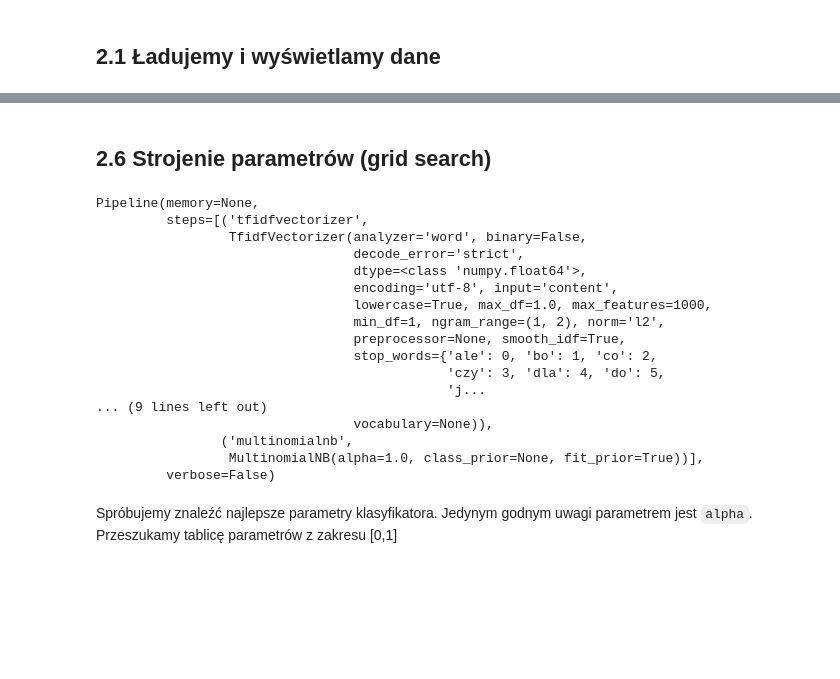
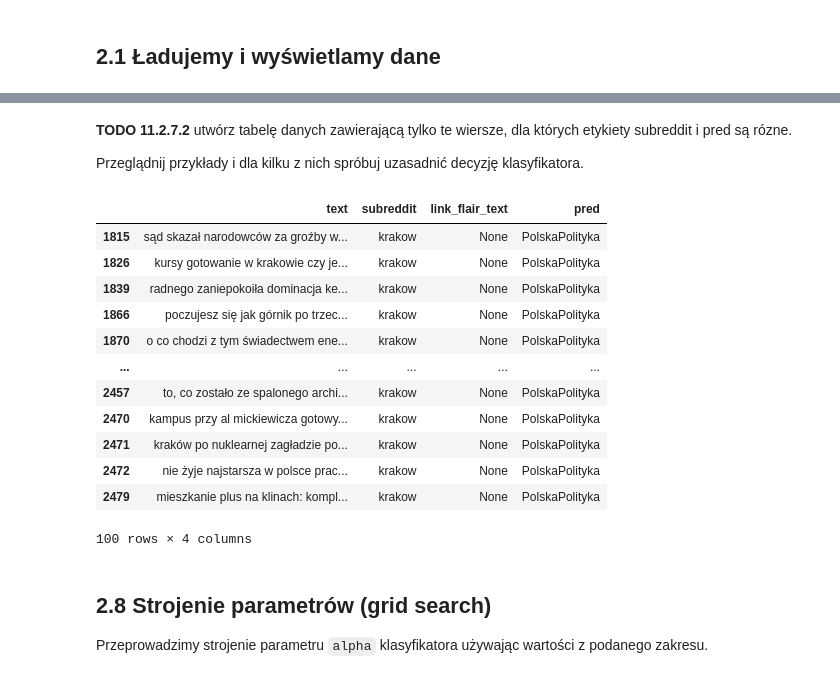
Before and after one commit to pszwed-ai/lab-eksploracja-danych, a Jupyter notebook: NLP_reddit.ipynb, the cells around one changed output, grey strips where cells are left out. Cells and saved outputs as stored; diff of their text form; code cells hidden in the pictures; blank space fills up the shorter version.

````diff
--- a/NLP_reddit.ipynb
+++ b/NLP_reddit.ipynb
@@ -738,31 +819,28 @@ acc=0.375274350095108 prec=0.30909262215128136 recall=0.1885481002510294 f1=0.15
+# %% [markdown]
+**TODO 11.2.7.2** utwórz tabelę danych zawierającą tylko te wiersze, dla których etykiety subreddit i pred są rózne.
+
+Przeglądnij przykłady i dla kilku z nich spróbuj uzasadnić decyzję klasyfikatora.
+# %%
+df_kr_diff=???
+df_kr_diff.head(100)
+# %% [output]
+|  | text | subreddit | link_flair_text | pred |
+| 1815 | sąd skazał narodowców za groźby w... | krakow | None | PolskaPolityka |
+| 1826 | kursy gotowanie w krakowie czy je... | krakow | None | PolskaPolityka |
+| 1839 | radnego zaniepokoiła dominacja ke... | krakow | None | PolskaPolityka |
+| 1866 | poczujesz się jak górnik po trzec... | krakow | None | PolskaPolityka |
+| 1870 | o co chodzi z tym świadectwem ene... | krakow | None | PolskaPolityka |
+| ... | ... | ... | ... | ... |
+| 2457 | to, co zostało ze spalonego archi... | krakow | None | PolskaPolityka |
+| 2470 | kampus przy al mickiewicza gotowy... | krakow | None | PolskaPolityka |
+| 2471 | kraków po nuklearnej zagładzie po... | krakow | None | PolskaPolityka |
+| 2472 | nie żyje najstarsza w polsce prac... | krakow | None | PolskaPolityka |
+| 2479 | mieszkanie plus na klinach: kompl... | krakow | None | PolskaPolityka |
+100 rows × 4 columns
 # %% [markdown]
-## 2.6 Strojenie parametrów (grid search)
+## 2.8 Strojenie parametrów (grid search)
+
+Przeprowadzimy strojenie parametru ```alpha``` klasyfikatora używając wartości z podanego zakresu.
-# %%
-from sklearn.model_selection import train_test_split
-from sklearn.metrics import classification_report
-from sklearn.model_selection import GridSearchCV
-
-pipeline
-# %% [output]
-Pipeline(memory=None,
-         steps=[('tfidfvectorizer',
-                 TfidfVectorizer(analyzer='word', binary=False,
-                                 decode_error='strict',
-                                 dtype=<class 'numpy.float64'>,
-                                 encoding='utf-8', input='content',
-                                 lowercase=True, max_df=1.0, max_features=1000,
-                                 min_df=1, ngram_range=(1, 2), norm='l2',
-                                 preprocessor=None, smooth_idf=True,
-                                 stop_words={'ale': 0, 'bo': 1, 'co': 2,
-                                             'czy': 3, 'dla': 4, 'do': 5,
-                                             'j...
-... (9 lines left out)
-                                 vocabulary=None)),
-                ('multinomialnb',
-                 MultinomialNB(alpha=1.0, class_prior=None, fit_prior=True))],
-         verbose=False)
-# %% [markdown]
-Spróbujemy znaleźć najlepsze parametry klasyfikatora. Jedynym godnym uwagi parametrem jest ```alpha```. Przeszukamy tablicę parametrów z zakresu [0,1]
 # %%
 alpha = np.linspace(0.001,1,100,endpoint=True)
 print(alpha)
````
Also changed, not shown: parts of 90 cells of this notebook.
